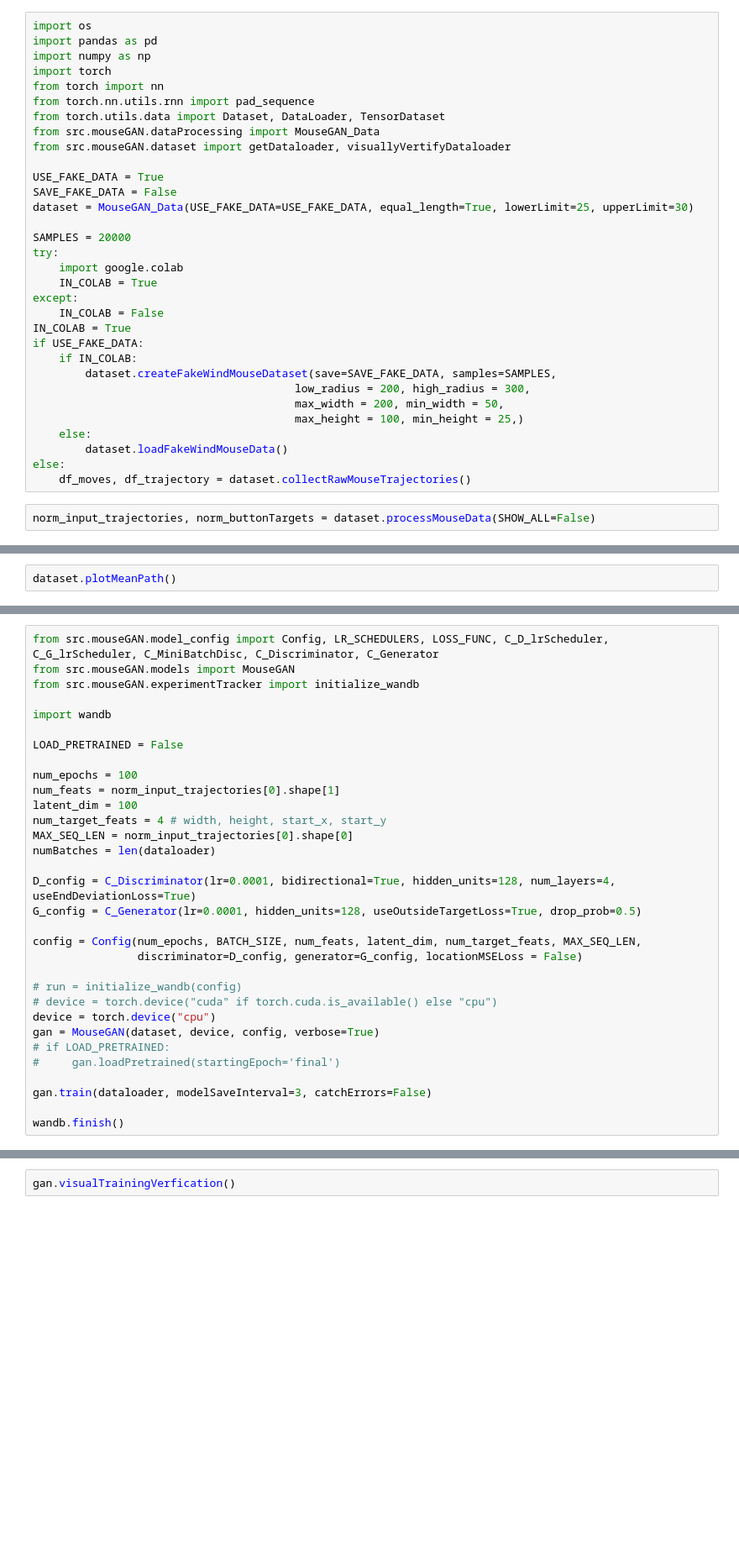
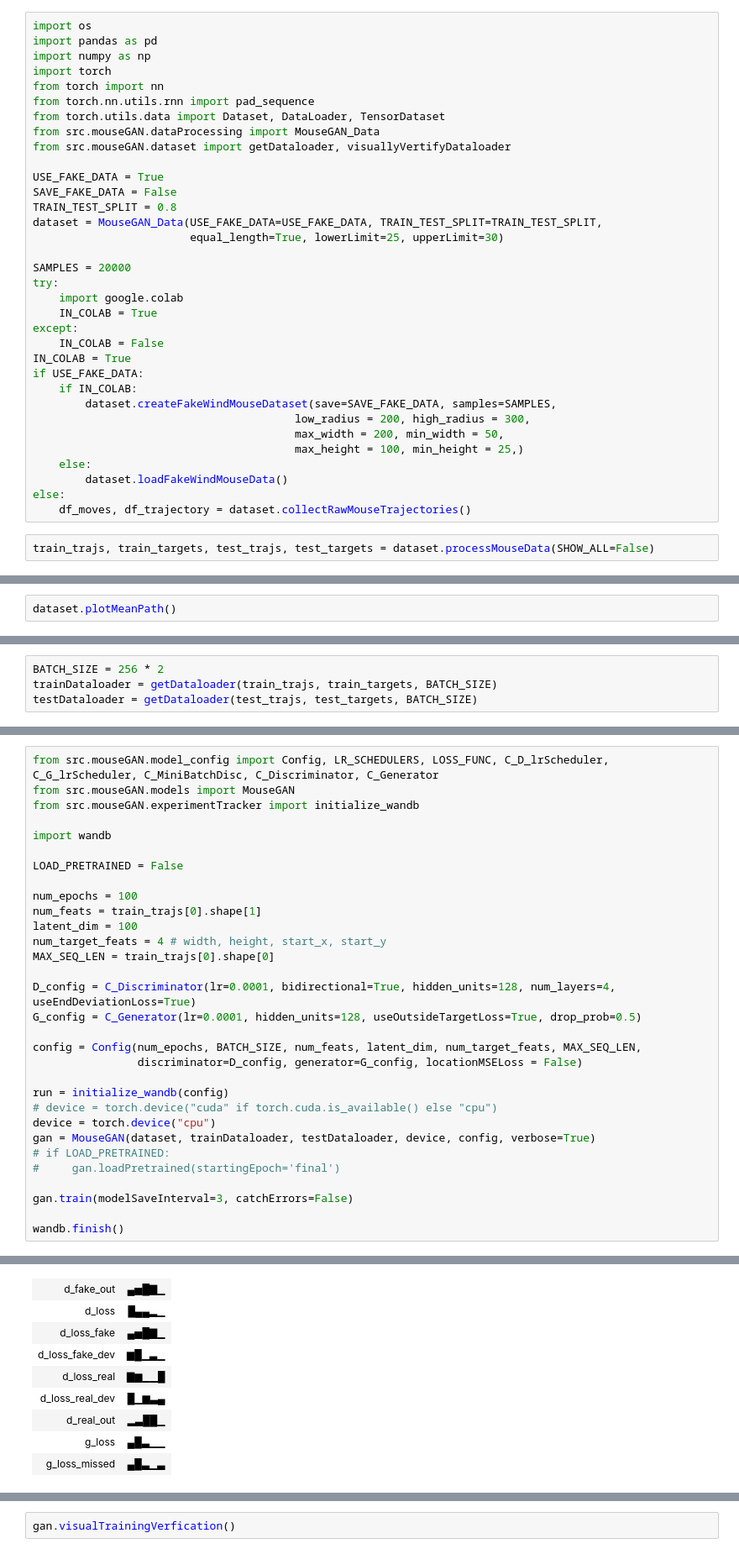
Before and after one commit to matt-nann/AuthenticCursor, a Jupyter notebook: mouseGAN.ipynb, the cells around one changed output, grey strips where cells are left out. Shown at 84% size. Drawn from its saved outputs; the diff is of its cells as text; blank space fills up the shorter version.

```diff
--- a/mouseGAN.ipynb
+++ b/mouseGAN.ipynb
@@ -35,7 +35,9 @@ from src.mouseGAN.dataset import getDataloader, visuallyVertifyDataloader
 
 USE_FAKE_DATA = True
 SAVE_FAKE_DATA = False
-dataset = MouseGAN_Data(USE_FAKE_DATA=USE_FAKE_DATA, equal_length=True, lowerLimit=25, upperLimit=30)
+TRAIN_TEST_SPLIT = 0.8
+dataset = MouseGAN_Data(USE_FAKE_DATA=USE_FAKE_DATA, TRAIN_TEST_SPLIT=TRAIN_TEST_SPLIT,
+                        equal_length=True, lowerLimit=25, upperLimit=30)
 
 SAMPLES = 20000
 try:
@@ -55,4 +57,4 @@ if USE_FAKE_DATA:
 else:
     df_moves, df_trajectory = dataset.collectRawMouseTrajectories()
 # %%
-norm_input_trajectories, norm_buttonTargets = dataset.processMouseData(SHOW_ALL=False)
+train_trajs, train_targets, test_trajs, test_targets = dataset.processMouseData(SHOW_ALL=False)
@@ -66 +68,5 @@ dataloader = getDataloader(norm_input_trajectories, norm_buttonTargets, BATCH_SI
+# %%
+BATCH_SIZE = 256 * 2
+trainDataloader = getDataloader(train_trajs, train_targets, BATCH_SIZE)
+testDataloader = getDataloader(test_trajs, test_targets, BATCH_SIZE)
 # %%
@@ -75,11 +81,10 @@ import wandb
 LOAD_PRETRAINED = False
 
 num_epochs = 100
-num_feats = norm_input_trajectories[0].shape[1]
+num_feats = train_trajs[0].shape[1]
 latent_dim = 100
 num_target_feats = 4 # width, height, start_x, start_y
-MAX_SEQ_LEN = norm_input_trajectories[0].shape[0]
-numBatches = len(dataloader)
+MAX_SEQ_LEN = train_trajs[0].shape[0]
 
 D_config = C_Discriminator(lr=0.0001, bidirectional=True, hidden_units=128, num_layers=4, useEndDeviationLoss=True)
 G_config = C_Generator(lr=0.0001, hidden_units=128, useOutsideTargetLoss=True, drop_prob=0.5)
@@ -87,13 +92,14 @@ G_config = C_Generator(lr=0.0001, hidden_units=128, useOutsideTargetLoss=True, d
 config = Config(num_epochs, BATCH_SIZE, num_feats, latent_dim, num_target_feats, MAX_SEQ_LEN,
                 discriminator=D_config, generator=G_config, locationMSELoss = False)
 
-# run = initialize_wandb(config)
+run = initialize_wandb(config)
 # device = torch.device("cuda" if torch.cuda.is_available() else "cpu")
 device = torch.device("cpu")
-gan = MouseGAN(dataset, device, config, verbose=True)
+gan = MouseGAN(dataset, trainDataloader, testDataloader, device, config, verbose=True)
 # if LOAD_PRETRAINED:
 #     gan.loadPretrained(startingEpoch='final')
 
-gan.train(dataloader, modelSaveInterval=3, catchErrors=False)
+gan.train(modelSaveInterval=3, catchErrors=False)
 
 wandb.finish()
+# %% [output]
@@ -99,0 +109,9 @@ wandb.finish()
+| d_fake_out | ▄▅█▇▁ |
+| d_loss | █▄▄▂▁ |
+| d_loss_fake | ▄▅█▇▁ |
+| d_loss_fake_dev | ▆█▁▃▁ |
+| d_loss_real | ▇▆▁▁█ |
+| d_loss_real_dev | █▁▆▃▄ |
+| d_real_out | ▂▃██▁ |
+| g_loss | ▄█▃▁▁ |
+| g_loss_missed | ▄█▃▁▃ |
```
Also changed, not shown: parts of 10 cells of this notebook, 2 other files.
